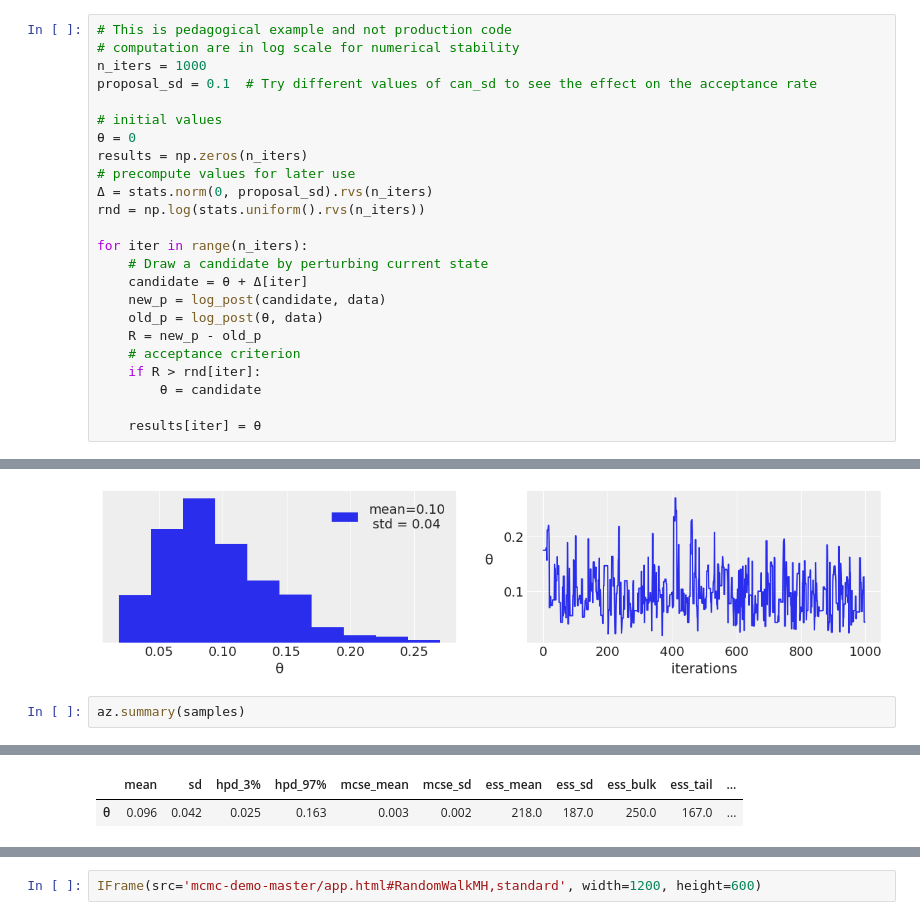
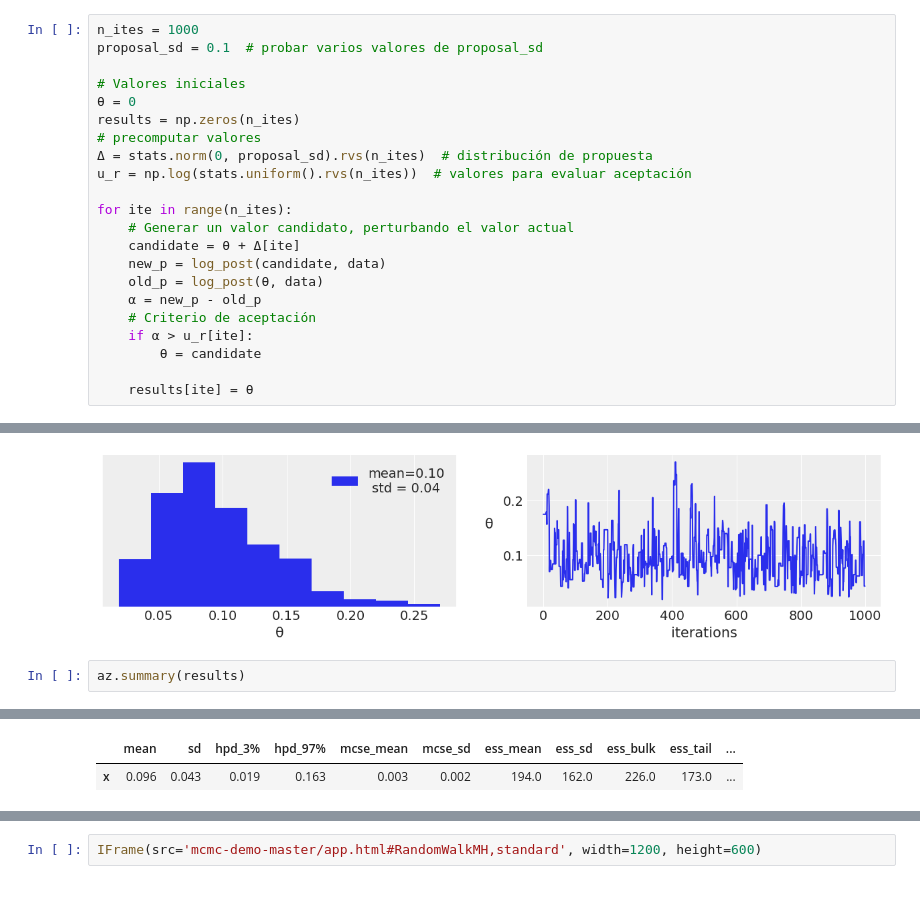
Before and after one commit to jmbavio/evi_bayes, a Jupyter notebook: 01_métodos_numéricos.ipynb, the cells around one changed output, grey strips where cells are left out. Cells and saved outputs as stored; diff of their text form.

```diff
--- a/01_métodos_numéricos.ipynb
+++ b/01_métodos_numéricos.ipynb
@@ -123,27 +276,25 @@ data = stats.bernoulli(0.1).rvs(50)
 # %%
-# This is pedagogical example and not production code
-# computation are in log scale for numerical stability
-n_iters = 1000
-proposal_sd = 0.1  # Try different values of can_sd to see the effect on the acceptance rate
+n_ites = 1000
+proposal_sd = 0.1  # probar varios valores de proposal_sd
 
-# initial values
+# Valores iniciales
 θ = 0
-results = np.zeros(n_iters)
-# precompute values for later use
-Δ = stats.norm(0, proposal_sd).rvs(n_iters)
-rnd = np.log(stats.uniform().rvs(n_iters))
+results = np.zeros(n_ites)
+# precomputar valores
+Δ = stats.norm(0, proposal_sd).rvs(n_ites)  # distribución de propuesta
+u_r = np.log(stats.uniform().rvs(n_ites))  # valores para evaluar aceptación
 
-for iter in range(n_iters):
-    # Draw a candidate by perturbing current state
-    candidate = θ + Δ[iter]
+for ite in range(n_ites):
+    # Generar un valor candidato, perturbando el valor actual
+    candidate = θ + Δ[ite]
     new_p = log_post(candidate, data)
     old_p = log_post(θ, data)
-    R = new_p - old_p
-    # acceptance criterion
-    if R > rnd[iter]:
+    α = new_p - old_p
+    # Criterio de aceptación
+    if α > u_r[ite]:
         θ = candidate
 
-    results[iter] = θ
+    results[ite] = θ
 # %%
 _, ax = plt.subplots(1, 2, figsize=(15, 3))
 mean = results.mean()
@@ -158,5 +309,5 @@ ax[1].set_xlabel('iterations');
 # %% [output]
 [figure]
 # %%
-az.summary(samples)
+az.summary(results)
 # %% [output]
@@ -164,2 +315,2 @@ arviz.stats.stats_utils - WARNING - Shape validation failed: input_shape: (1, 99
 |  | mean | sd | hpd_3% | hpd_97% | mcse_mean | mcse_sd | ess_mean | ess_sd | ess_bulk | ess_tail | ... |
-| θ | 0.096 | 0.042 | 0.025 | 0.163 | 0.003 | 0.002 | 218.0 | 187.0 | 250.0 | 167.0 | ... |
+| x | 0.096 | 0.043 | 0.019 | 0.163 | 0.003 | 0.002 | 194.0 | 162.0 | 226.0 | 173.0 | ... |
```
Also changed, not shown: parts of 27 cells of this notebook, 3 other files.
